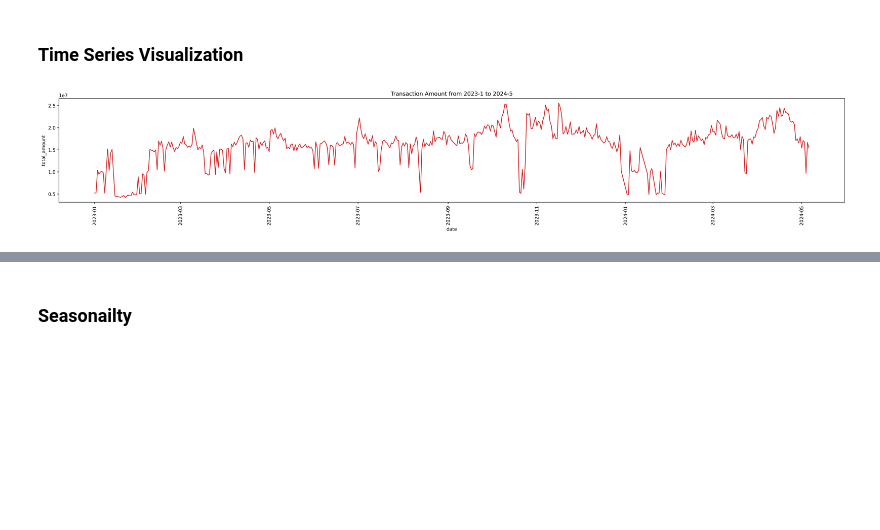
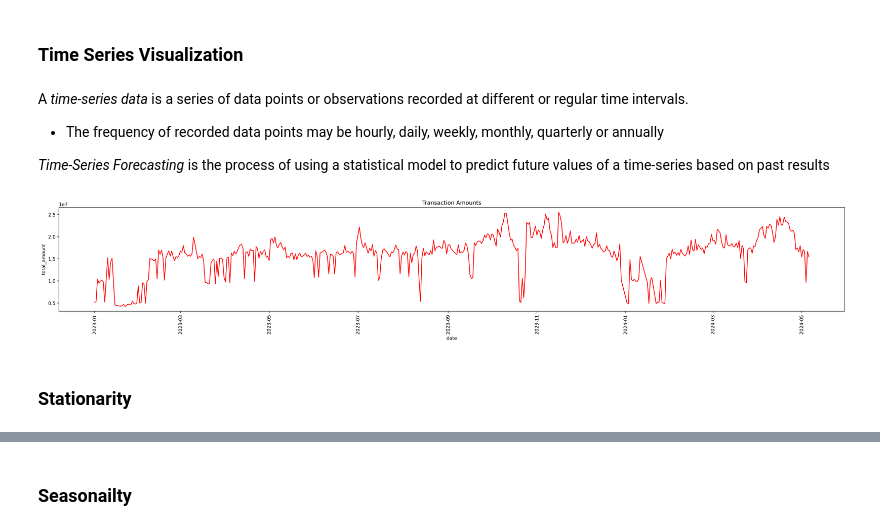
Before and after one commit to Ngawang-Gurung/eXtensoData, a Jupyter notebook: Data Analysis/Time Series Analysis/time_series_esewa_airlines.ipynb, the cells around one changed output, grey strips where cells are left out. Cells and saved outputs as stored; diff of their text form; code cells hidden in the pictures; blank space fills up the shorter version.

Commit message:
refactor: changes to data analysis, data integrity and blockchain

```diff
--- a/Data Analysis/Time Series Analysis/time_series_esewa_airlines.ipynb
+++ b/Data Analysis/Time Series Analysis/time_series_esewa_airlines.ipynb
@@ -63,13 +51,21 @@ df['date'].min(), df['date'].max()
 # %% [markdown]
 ### Time Series Visualization
+# %% [markdown]
+A *time-series data* is a series of data points or observations recorded at different or regular time intervals.
+
+- The frequency of recorded data points may be hourly, daily, weekly, monthly, quarterly or annually
+
+*Time-Series Forecasting* is the process of using a statistical model to predict future values of a time-series based on past results
 # %%
-def plot_df(df, x, y, title="", xlabel='date', ylabel='total_amount', dpi=300):
+def plot_df(data, x, y, title ="", dpi=300):
     plt.figure(figsize=(30,4), dpi=dpi)
-    plt.plot(x, y, color='tab:red')
+    plt.plot(data[x], data[y], color='red')
     plt.xticks(rotation=90)
-    plt.gca().set(title=title, xlabel=xlabel, ylabel=ylabel)
+    plt.gca().set(title=title, xlabel=x, ylabel=y)
     plt.show()
-
-plot_df(df, x=df['date'], y=df['total_amount'], title='Transaction Amount from 2023-1 to 2024-5')
-# %% [output]
-[figure, removed]
+# %%
+plot_df(data = df, x='date', y ='total_amount', title='Transaction Amounts')
+# %% [output]
+[figure, added]
+# %% [markdown]
+### Stationarity
```
Also changed, not shown: parts of 23 cells of this notebook, 6 other files.
